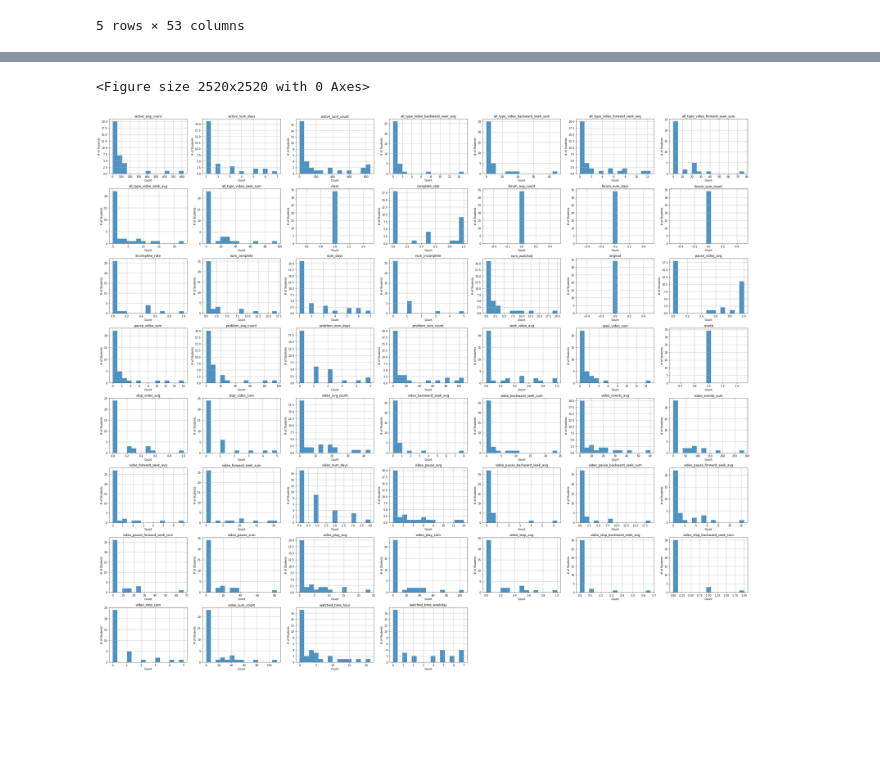
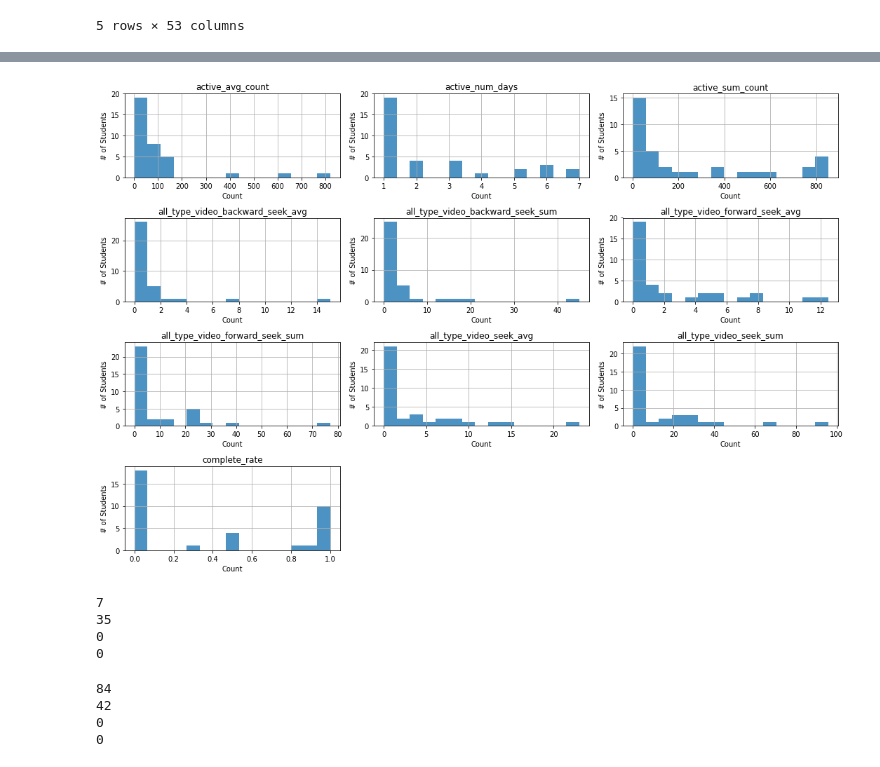
Before and after one commit to owen198/kslab, a Jupyter notebook: ds_comparision/ROC Curve - NCUx_PRE.ipynb, the cells around one changed output, grey strips where cells are left out. Cells and saved outputs as stored; diff of their text form; code cells hidden in the pictures; blank space fills up the shorter version.

```diff
--- a/ds_comparision/ROC Curve - NCUx_PRE.ipynb
+++ b/ds_comparision/ROC Curve - NCUx_PRE.ipynb
@@ -249,8 +259,8 @@ temp_pd.head(5)
 origin_pd = temp_pd.ix[(temp_pd['class']==True) & (temp_pd['original'] == 0.0) & (temp_pd['smote'] == 0.0)]
 smote_pd = temp_pd.ix[(temp_pd['class']==True) & (temp_pd['original'] == 0.0) & (temp_pd['smote'] == 1.0)]
 # %%
-plt.figure(figsize=(15, 15))
-ax = origin_pd.hist(alpha=0.8, bins=15, figsize=(35, 30))
+#plt.figure(figsize=(15, 15))
+ax = origin_pd[list(origin_pd)[0:10]].hist(alpha=0.8, bins=15, figsize=(15, 10))
 
 for array in ax:
     for subplot in array:
@@ -266,15 +275,33 @@ plt.savefig(image_name, dpi=300)
 # %%
-plt.figure(figsize=(35, 35))
-ax = smote_pd.hist(alpha=0.8, bins=15, figsize=(35, 30))
+ax = smote_pd[list(smote_pd)[0:10]].hist(alpha=0.8, bins=15, figsize=(15, 10))
 
 for array in ax:
     for subplot in array:
         subplot.set_ylabel('# of Students')
         subplot.set_xlabel('Count')
 
 plt.tight_layout()
 image_name = './images/' + datasets + '_' + 'fc_smote' + '.png'
 plt.savefig(image_name, dpi=300)
 # %% [output]
-<Figure size 2520x2520 with 0 Axes>
-[figure, old version]
+[figure, new version]
+# %%
+print(len(temp_pd.ix[(temp_pd['class']==True) & (temp_pd['original'] == 0.0) & (temp_pd['smote'] == 0.0)]))
+print(len(temp_pd.ix[(temp_pd['class']==True) & (temp_pd['original'] == 0.0) & (temp_pd['smote'] == 1.0)]))
+print(len(temp_pd.ix[(temp_pd['class']==True) & (temp_pd['original'] == 1.0) & (temp_pd['smote'] == 0.0)]))
+print(len(temp_pd.ix[(temp_pd['class']==True) & (temp_pd['original'] == 1.0) & (temp_pd['smote'] == 1.0)]))
+# %% [output]
+7
+35
+0
+0
+# %%
+print(len(temp_pd.ix[(temp_pd['class']==False) & (temp_pd['original'] == 0.0) & (temp_pd['smote'] == 0.0)]))
+print(len(temp_pd.ix[(temp_pd['class']==False) & (temp_pd['original'] == 0.0) & (temp_pd['smote'] == 1.0)]))
+print(len(temp_pd.ix[(temp_pd['class']==False) & (temp_pd['original'] == 1.0) & (temp_pd['smote'] == 0.0)]))
+print(len(temp_pd.ix[(temp_pd['class']==False) & (temp_pd['original'] == 1.0) & (temp_pd['smote'] == 1.0)]))
+# %% [output]
+84
+42
+0
+0
```
Also changed, not shown: parts of 12 cells of this notebook, 9 other files.
